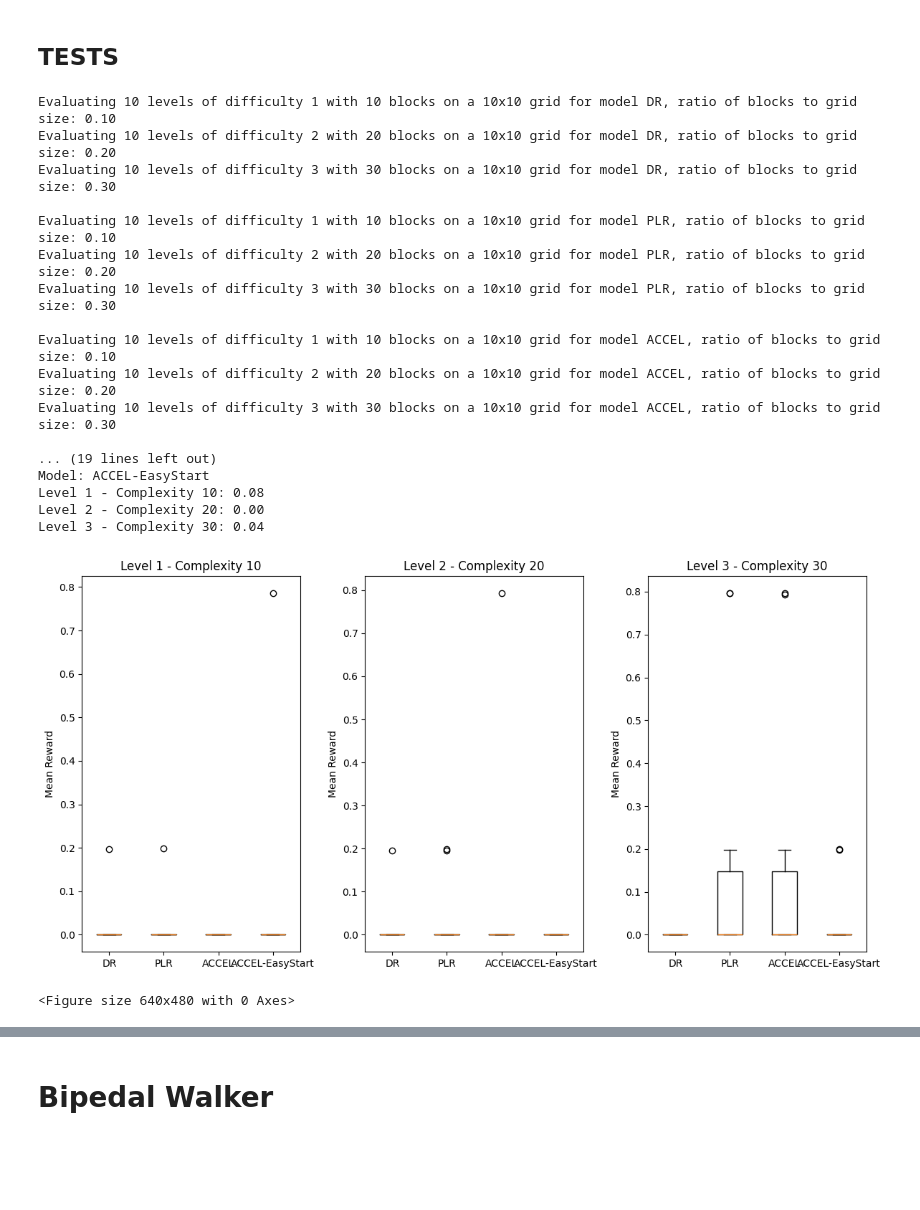
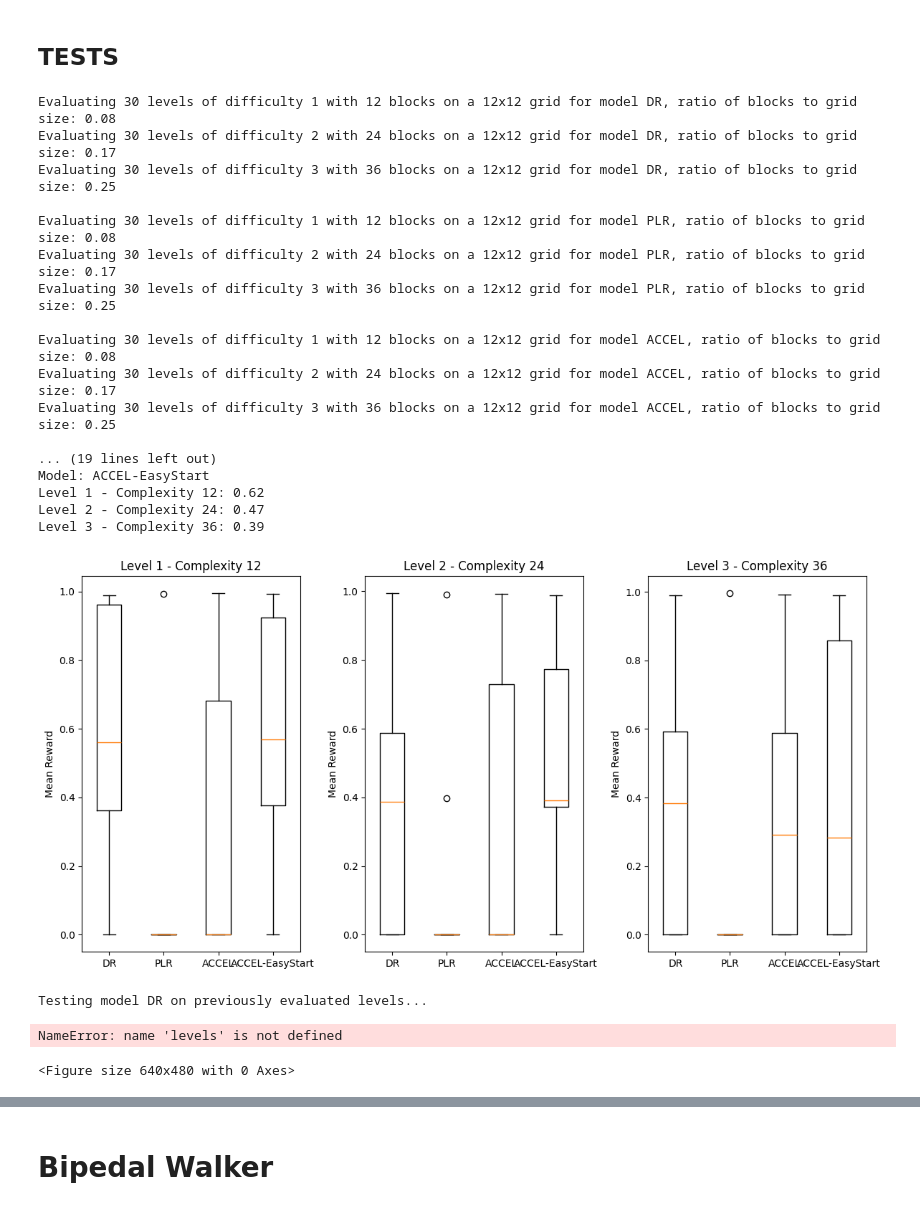
Before and after one commit to noostale/accel-adaptive-rl-env-curricula, a Jupyter notebook: accel.ipynb, the cells around one changed output, grey strips where cells are left out. Drawn from its saved outputs; the diff is of its cells as text; code cells hidden in the pictures; blank space fills up the shorter version.

```diff
--- a/accel.ipynb
+++ b/accel.ipynb
@@ -753,30 +791,8 @@ Regret for current level: 0.20455248355865474, buffer size: 128
 # %% [markdown]
 ## TESTS
-# %%
-evalute_models(load_dim=10, grid_size=10, n_eval_episodes=5, num_levels_per_difficulty=10)
-# %% [output]
-Evaluating 10 levels of difficulty 1 with 10 blocks on a 10x10 grid for model DR, ratio of blocks to grid size: 0.10
-Evaluating 10 levels of difficulty 2 with 20 blocks on a 10x10 grid for model DR, ratio of blocks to grid size: 0.20
-Evaluating 10 levels of difficulty 3 with 30 blocks on a 10x10 grid for model DR, ratio of blocks to grid size: 0.30
-
-Evaluating 10 levels of difficulty 1 with 10 blocks on a 10x10 grid for model PLR, ratio of blocks to grid size: 0.10
-Evaluating 10 levels of difficulty 2 with 20 blocks on a 10x10 grid for model PLR, ratio of blocks to grid size: 0.20
-Evaluating 10 levels of difficulty 3 with 30 blocks on a 10x10 grid for model PLR, ratio of blocks to grid size: 0.30
-
-Evaluating 10 levels of difficulty 1 with 10 blocks on a 10x10 grid for model ACCEL, ratio of blocks to grid size: 0.10
-Evaluating 10 levels of difficulty 2 with 20 blocks on a 10x10 grid for model ACCEL, ratio of blocks to grid size: 0.20
-Evaluating 10 levels of difficulty 3 with 30 blocks on a 10x10 grid for model ACCEL, ratio of blocks to grid size: 0.30
-
-... (19 lines left out)
-Model: ACCEL-EasyStart
-Level 1 - Complexity 10: 0.08
-Level 2 - Complexity 20: 0.00
-Level 3 - Complexity 30: 0.04
-[figure, removed]
-<Figure size 640x480 with 0 Axes>
 # %%
-import imageio
-from PIL import Image
+evalute_models(load_dim=8, grid_size=12, n_eval_episodes=10, num_levels_per_difficulty=30)
+
 
 def test_model(model, config, gif_path="level.gif"):
     env = MyCustomGrid(config, render_mode='rgb_array', solvable_only=True)
@@ -800,37 +816,79 @@ def test_model(model, config, gif_path="level.gif"):
         if i > 20:
             break
 
+    # Add to the gif also the last frame
+    frame = env.render()
+    frames.append(Image.fromarray(frame))
+
     # Save frames as a GIF
     if frames:
         frames[0].save(
-            gif_path, save_all=True, append_images=frames[1:], duration=100, loop=0
+            gif_path, save_all=True, append_images=frames[1:], duration=500, loop=0
         )
 
     env.close()
     return total_reward
 
 
+def load_models(grid_size):
+    # Load the models
+    model_dr = PPO.load(f"models/dr_model_{grid_size}x{grid_size}")
+    model_plr = PPO.load(f"models/plr_model_{grid_size}x{grid_size}")
+    model_accel = PPO.load(f"models/accel_model_{grid_size}x{grid_size}")
+    model_accel_easy = PPO.load(f"models/accel_model_easy_{grid_size}x{grid_size}")
 
+    return model_dr, model_plr, model_accel, model_accel_easy
+
+model_dr, model_plr, model_accel, model_accel_easy = load_models(8)
 # Test the models on a few ranom levels
-for i in range(30):
-    #test_model(model_plr, random_config(6))
-    #test_model(model_accel, random_config(6))
-    test_model(model_accel_easy, random_config(6, only_solvable=True))
+for i in range(10):
+    reward = test_model(model_dr, random_config(8), gif_path=f"gifs/level_{i}_dr.gif")
+    print(f"Reward for level {i} with DR: {reward:.2f}")
+    reward =test_model(model_plr, random_config(8), gif_path=f"gifs/level_{i}_plr.gif")
+    print(f"Reward for level {i} with PLR: {reward:.2f}")
+    reward =test_model(model_accel, random_config(8), gif_path=f"gifs/level_{i}_accel.gif")
+    print(f"Reward for level {i} with ACCEL: {reward:.2f}")
+    reward =test_model(model_accel_easy, random_config(8), gif_path=f"gifs/level_{i}_accel_easy.gif")
+    print(f"Reward for level {i} with ACCEL-EasyStart: {reward:.2f}")
+
 """
 models = {
+    "DR": model_dr,
     "PLR": model_plr,
     "ACCEL": model_accel,
     "ACCEL-EasyStart": model_accel_easy
 }
 
 # Test the models on previously evaluated levels
 for model_name, model in models.items():
     print(f"Testing model {model_name} on previously evaluated levels...")
     for i, level in enumerate(levels):
         print(f"Level {i + 1} - Complexity {(i+2)**2}:")
         for j, cfg in enumerate(level):
             mean_reward = test_model(model, cfg)
             print(f"  Config {j + 1}: {mean_reward:.2f}")
         print()
-    print()"""
+    print()
+# %% [output]
+Evaluating 30 levels of difficulty 1 with 12 blocks on a 12x12 grid for model DR, ratio of blocks to grid size: 0.08
+Evaluating 30 levels of difficulty 2 with 24 blocks on a 12x12 grid for model DR, ratio of blocks to grid size: 0.17
+Evaluating 30 levels of difficulty 3 with 36 blocks on a 12x12 grid for model DR, ratio of blocks to grid size: 0.25
+
+Evaluating 30 levels of difficulty 1 with 12 blocks on a 12x12 grid for model PLR, ratio of blocks to grid size: 0.08
+Evaluating 30 levels of difficulty 2 with 24 blocks on a 12x12 grid for model PLR, ratio of blocks to grid size: 0.17
+Evaluating 30 levels of difficulty 3 with 36 blocks on a 12x12 grid for model PLR, ratio of blocks to grid size: 0.25
+
+Evaluating 30 levels of difficulty 1 with 12 blocks on a 12x12 grid for model ACCEL, ratio of blocks to grid size: 0.08
+Evaluating 30 levels of difficulty 2 with 24 blocks on a 12x12 grid for model ACCEL, ratio of blocks to grid size: 0.17
+Evaluating 30 levels of difficulty 3 with 36 blocks on a 12x12 grid for model ACCEL, ratio of blocks to grid size: 0.25
+
+... (19 lines left out)
+Model: ACCEL-EasyStart
+Level 1 - Complexity 12: 0.62
+Level 2 - Complexity 24: 0.47
+Level 3 - Complexity 36: 0.39
+[figure, added]
+Testing model DR on previously evaluated levels...
+NameError: name 'levels' is not defined
+<Figure size 640x480 with 0 Axes>
 # %%
```
Also changed, not shown: parts of 4 cells of this notebook, 43 other files.
